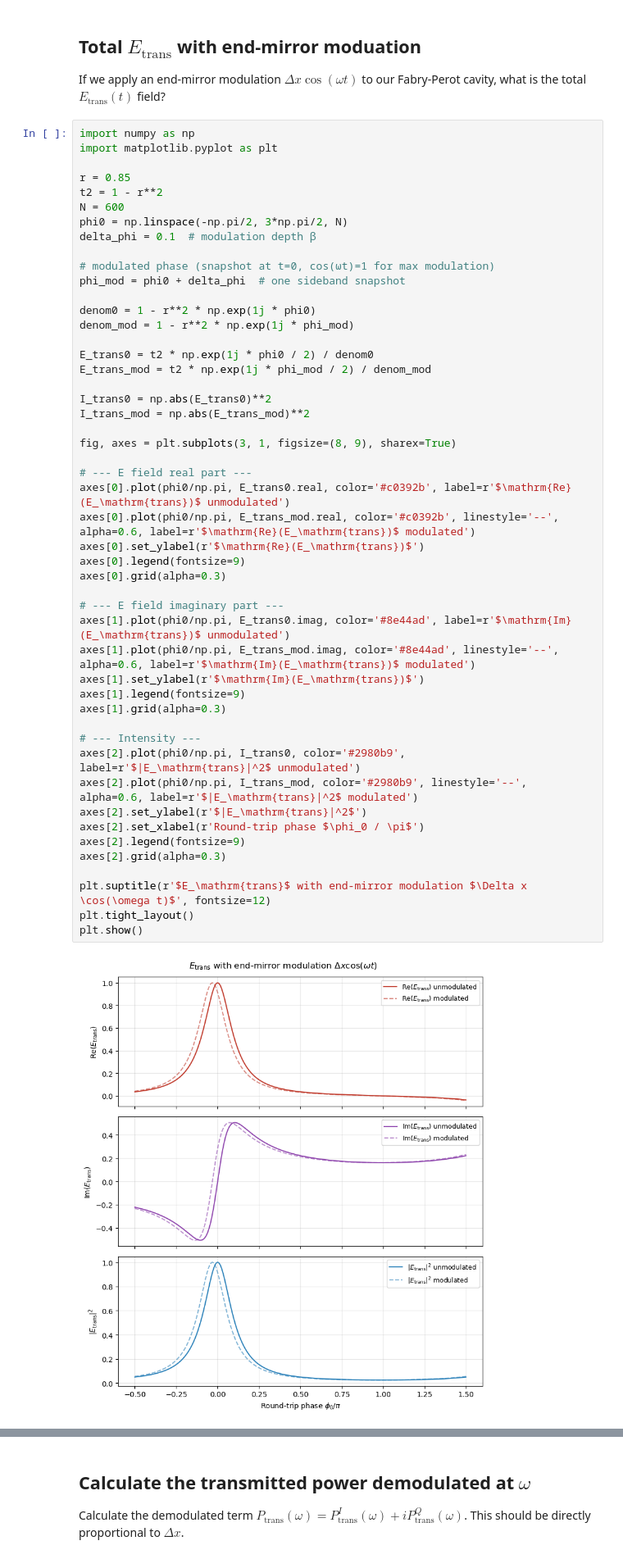
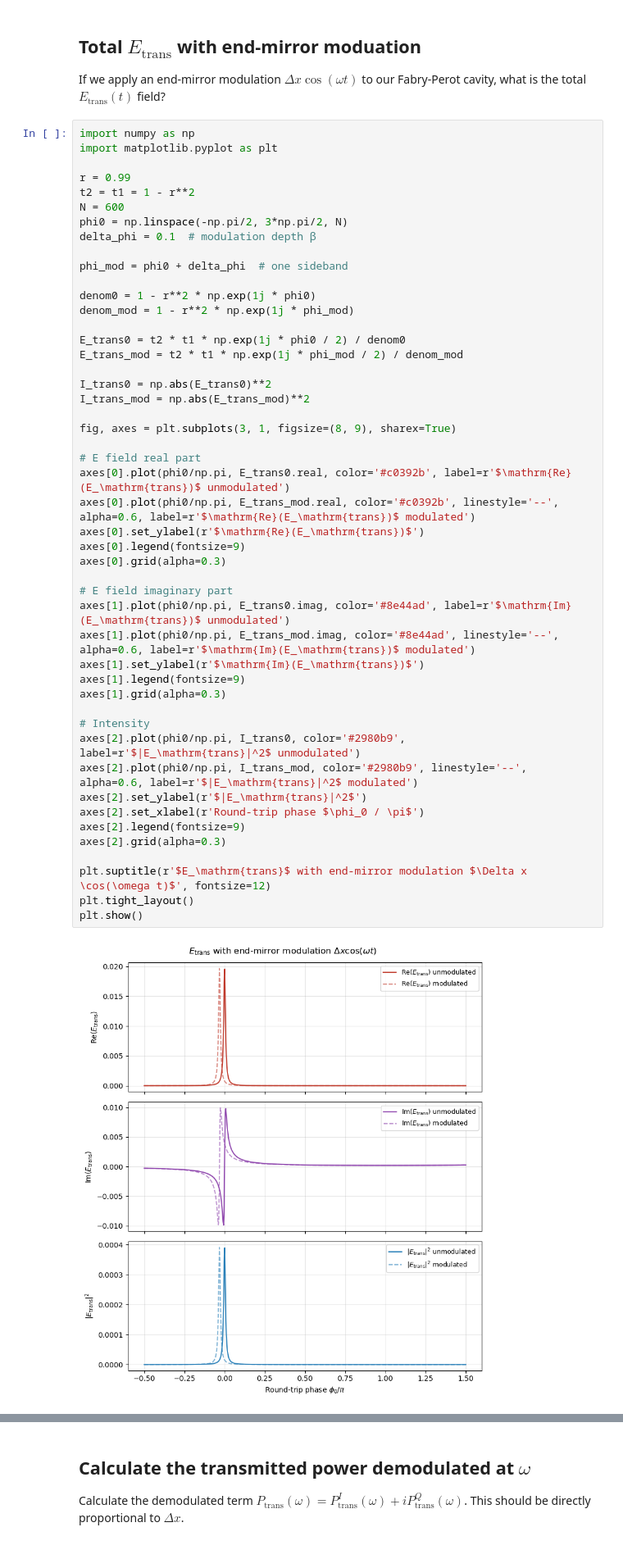
Before and after one commit to cacapuano/carolines_lasers_course_repo, a Jupyter notebook: homework_submissions/capuano_homework_4_dither_locking_pdh_mich_and_fpmi.ipynb, the cells around one changed output, grey strips where cells are left out. Shown at 82% size. Drawn from its saved outputs; the diff is of its cells as text.

```diff
--- a/homework_submissions/capuano_homework_4_dither_locking_pdh_mich_and_fpmi.ipynb
+++ b/homework_submissions/capuano_homework_4_dither_locking_pdh_mich_and_fpmi.ipynb
@@ -86,53 +86,52 @@ what is the total $E_\mathrm{trans}(t)$ field?
 import numpy as np
 import matplotlib.pyplot as plt
 
-r = 0.85
-t2 = 1 - r**2
+r = 0.99
+t2 = t1 = 1 - r**2
 N = 600
 phi0 = np.linspace(-np.pi/2, 3*np.pi/2, N)
 delta_phi = 0.1  # modulation depth β
 
-# modulated phase (snapshot at t=0, cos(ωt)=1 for max modulation)
-phi_mod = phi0 + delta_phi  # one sideband snapshot
+phi_mod = phi0 + delta_phi  # one sideband
 
 denom0 = 1 - r**2 * np.exp(1j * phi0)
 denom_mod = 1 - r**2 * np.exp(1j * phi_mod)
 
-E_trans0 = t2 * np.exp(1j * phi0 / 2) / denom0
-E_trans_mod = t2 * np.exp(1j * phi_mod / 2) / denom_mod
+E_trans0 = t2 * t1 * np.exp(1j * phi0 / 2) / denom0
+E_trans_mod = t2 * t1 * np.exp(1j * phi_mod / 2) / denom_mod
 
 I_trans0 = np.abs(E_trans0)**2
 I_trans_mod = np.abs(E_trans_mod)**2
 
 fig, axes = plt.subplots(3, 1, figsize=(8, 9), sharex=True)
 
-# --- E field real part ---
+# E field real part
 axes[0].plot(phi0/np.pi, E_trans0.real, color='#c0392b', label=r'$\mathrm{Re}(E_\mathrm{trans})$ unmodulated')
 axes[0].plot(phi0/np.pi, E_trans_mod.real, color='#c0392b', linestyle='--', alpha=0.6, label=r'$\mathrm{Re}(E_\mathrm{trans})$ modulated')
 axes[0].set_ylabel(r'$\mathrm{Re}(E_\mathrm{trans})$')
 axes[0].legend(fontsize=9)
 axes[0].grid(alpha=0.3)
 
-# --- E field imaginary part ---
+# E field imaginary part
 axes[1].plot(phi0/np.pi, E_trans0.imag, color='#8e44ad', label=r'$\mathrm{Im}(E_\mathrm{trans})$ unmodulated')
 axes[1].plot(phi0/np.pi, E_trans_mod.imag, color='#8e44ad', linestyle='--', alpha=0.6, label=r'$\mathrm{Im}(E_\mathrm{trans})$ modulated')
 axes[1].set_ylabel(r'$\mathrm{Im}(E_\mathrm{trans})$')
 axes[1].legend(fontsize=9)
 axes[1].grid(alpha=0.3)
 
-# --- Intensity ---
+# Intensity
 axes[2].plot(phi0/np.pi, I_trans0, color='#2980b9', label=r'$|E_\mathrm{trans}|^2$ unmodulated')
 axes[2].plot(phi0/np.pi, I_trans_mod, color='#2980b9', linestyle='--', alpha=0.6, label=r'$|E_\mathrm{trans}|^2$ modulated')
 axes[2].set_ylabel(r'$|E_\mathrm{trans}|^2$')
 axes[2].set_xlabel(r'Round-trip phase $\phi_0 / \pi$')
 axes[2].legend(fontsize=9)
 axes[2].grid(alpha=0.3)
 
 plt.suptitle(r'$E_\mathrm{trans}$ with end-mirror modulation $\Delta x \cos(\omega t)$', fontsize=12)
 plt.tight_layout()
 plt.show()
 # %% [output]
-[figure, old version]
+[figure, new version]
 # %% [markdown]
 ## Calculate the total transmitted power $P_\mathrm{trans}(t)$
 
```
Also changed, not shown: parts of 6 cells of this notebook.
